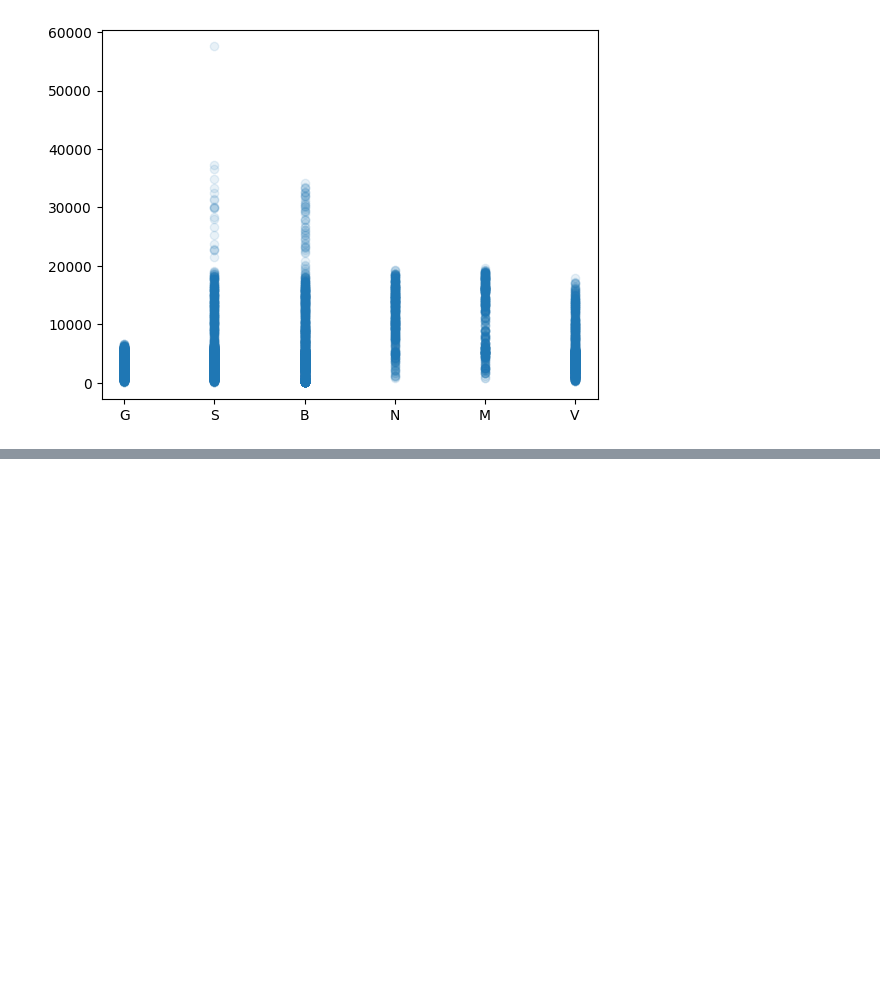
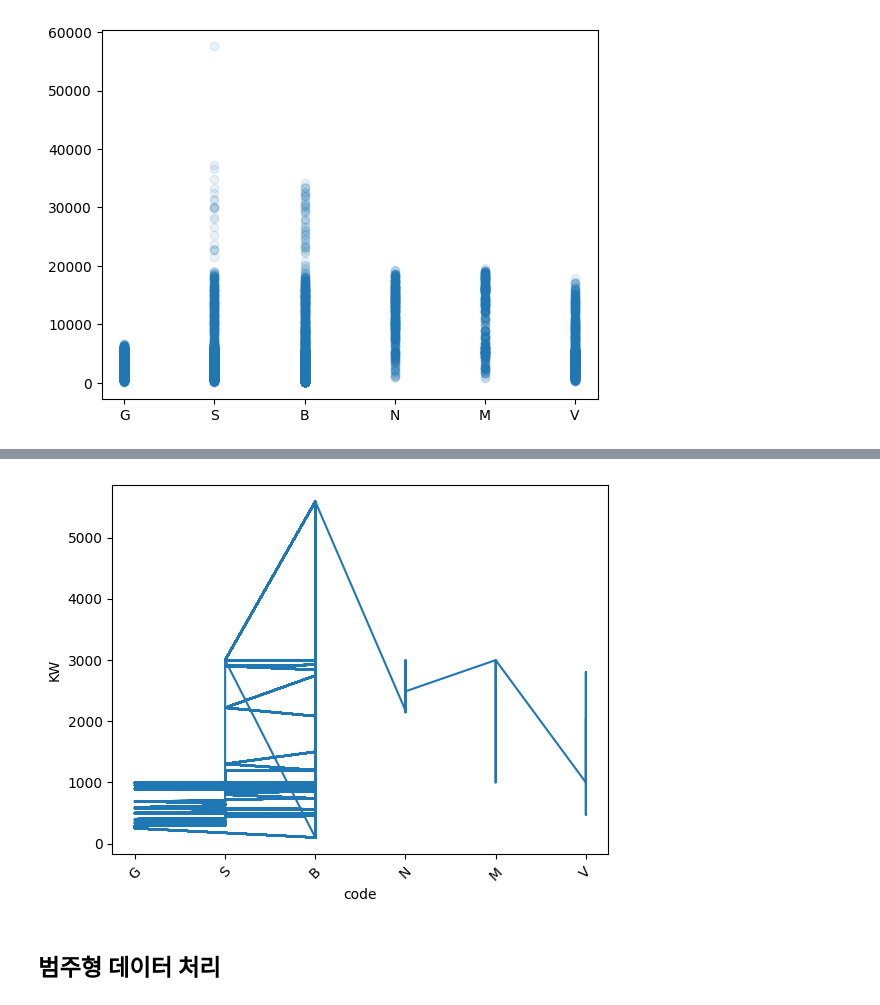
Before and after one commit to ella00100/RenewableEnergyModel, a Jupyter notebook: renewableEnergy_Model_data.ipynb, the cells around one changed output, grey strips where cells are left out. Saved outputs shown, nothing was run; the diff lists cells and outputs as text; code cells hidden in the pictures; blank space fills up the shorter version.

```diff
--- a/renewableEnergy_Model_data.ipynb
+++ b/renewableEnergy_Model_data.ipynb
@@ -341,0 +363,10 @@ plt.hist(sub_d['발전소코드'])
+# %%
+plt.plot(sub_d['발전소코드'], sub_d['발전소용량(KW)'])
+plt.xlabel('code')
+plt.ylabel('KW')
+plt.xticks(rotation=45)
+plt.show()
+# %% [output]
+[figure, added]
+# %% [markdown]
+## 범주형 데이터 처리
```
Also changed, not shown: parts of 12 cells of this notebook.
